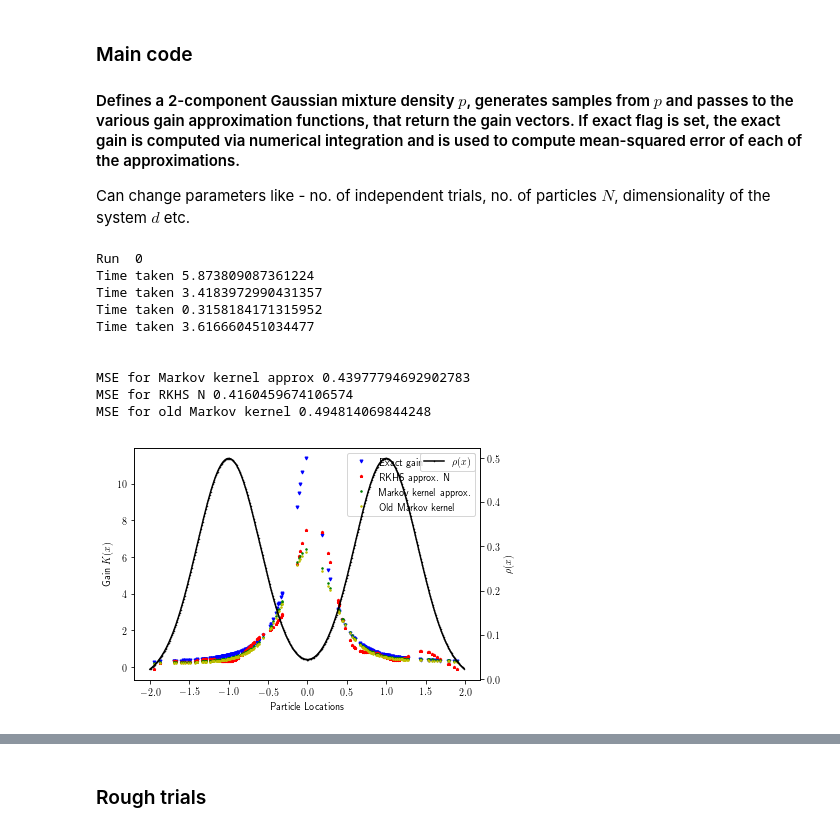
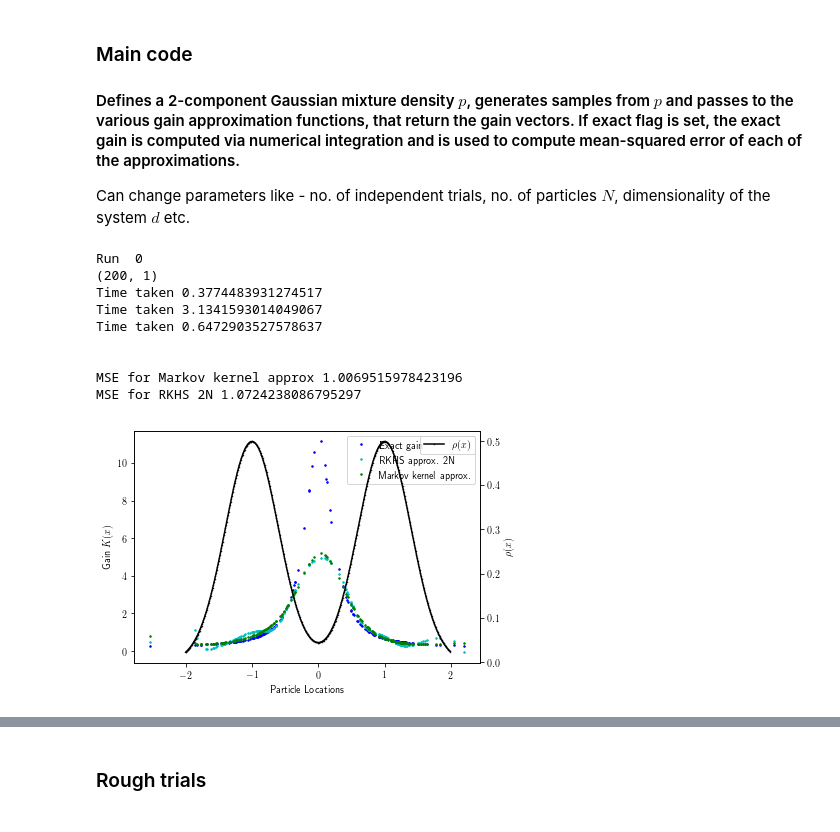
Before and after one commit to a4anandr/FPF-code, a Jupyter notebook: Python Code/FPF_main.ipynb, the cells around one changed output, grey strips where cells are left out. Drawn from its saved outputs; the diff is of its cells as text; code cells hidden in the pictures.

```diff
--- a/Python Code/FPF_main.ipynb
+++ b/Python Code/FPF_main.ipynb
@@ -232,7 +259,7 @@ Based on the Markov semigroup approximation method in https://arxiv.org/pdf/1902
 9.Calculate $s_{ij} = \frac{1}{2\epsilon} \text{T}_{ij} (r_j - \sum_{k=1}^N \text{T}_{ik} r_k)$
 10.Calulate $\text{K}_i  = \sum_j s_{ij} X^j$
 # %%
-def gain_coif(Xi, c, epsilon, Phi, diag = 0):
+def gain_coif(Xi, C, epsilon, Phi, diag = 0):
     start = timer()
 
     N = len(Xi)
@@ -247,9 +274,6 @@ def gain_coif(Xi, c, epsilon, Phi, diag = 0):
     No_iterations = 50000
     iterations = 1
 
-    c_vec = lambdify(x, c, 'numpy')
-    H   = c_vec(Xi)
-
     g = np.exp(- squareform(pdist(Xi,'euclidean'))**2/ (4 * epsilon))
     for i in range(N):
         for j in range(N):
@@ -257,21 +281,19 @@ def gain_coif(Xi, c, epsilon, Phi, diag = 0):
         d[i] = np.sum(k[i,:])
         T[i,:] = np.divide(k[i,:], np.sum(k[i,:]))
     pi = np.divide(d, np.sum(d))
-    H_hat = np.dot(pi, H)
+    C_hat = np.dot(pi, C)
 
     while((max_diff > 1e-2) & ( iterations < No_iterations )):
-        Phi_new = np.matmul(T,Phi) + (epsilon * np.concatenate(H - H_hat)).transpose()
+        Phi_new = np.matmul(T,Phi) + (epsilon * np.concatenate(C - C_hat)).transpose()
         max_diff = max(Phi_new - Phi) - min(Phi_new - Phi)
         Phi  = Phi_new
         iterations += 1
 
-    r = Phi + epsilon * np.concatenate(H)
+    r = Phi + epsilon * np.concatenate(C)
     for i in range(N):
-        # sum_term[i] = np.dot( T[i,:], Xi)
         sum_term[i] = np.dot( T[i,:], r)
         K[i] = 0
         for j in range(N):
-            # K[i] = K[i] + (1/ (2 * epsilon)) * T[i,j] * Phi[j,] * (Xi[j] - sum_term[i])
             K[i] = K[i] + (1/ (2 * epsilon)) * T[i,j] * (r[j] - sum_term[i]) * Xi[j]
     if diag == 1:
         plt.figure()
@@ -285,7 +307,7 @@ def gain_coif(Xi, c, epsilon, Phi, diag = 0):
 # %% [markdown]
 Slightly older version of Markov kernel approximation - from https://ieeexplore.ieee.org/stamp/stamp.jsp?tp=&arnumber=7799105
 # %%
-def gain_coif_old(Xi, c, epsilon, Phi, diag = 0):
+def gain_coif_old(Xi, C, epsilon, Phi, diag = 0):
     start = timer()
 
     N = len(Xi)
@@ -300,9 +322,6 @@ def gain_coif_old(Xi, c, epsilon, Phi, diag = 0):
     No_iterations = 50000
     iterations = 1
 
-    c_vec = lambdify(x, c, 'numpy')
-    H   = c_vec(Xi)
-
     g = np.exp(- squareform(pdist(Xi,'euclidean'))**2/ (4 * epsilon))
     for i in range(N):
         for j in range(N):
@@ -311,7 +330,7 @@ def gain_coif_old(Xi, c, epsilon, Phi, diag = 0):
         T[i,:] = np.divide(k[i,:], np.sum(k[i,:]))
 
     while((max_diff > 1e-2) & ( iterations < No_iterations )):
-        Phi_new = np.matmul(T,Phi) + (epsilon * np.concatenate(H)).transpose()
+        Phi_new = np.matmul(T,Phi) + (epsilon * np.concatenate(C)).transpose()
         max_diff = max(Phi_new - Phi) - min(Phi_new - Phi)
         Phi  = Phi_new
         iterations += 1
@@ -399,13 +418,13 @@ if __name__ == '__main__':
     ## Flags to be set to choose which methods to compare
     exact  = 1      # Computes the exact gain and plots
     coif   = 1      # Computes gain using Coifman kernel method
-    rkhs_N = 1      # Computes gain using subspace of RKHS
-    rkhs_2N= 0      # Computes optimal gain using RKHS
+    rkhs_N = 0      # Computes gain using subspace of RKHS
+    rkhs_2N= 1      # Computes optimal gain using RKHS
     om     = 0      # Computes gain using RKHS enforcing constant gain constraint
     memory = 0      # Computes gain using RKHS with a memory parameter for previous gain
     om_mem = 0      # Computes gain using const gain approx and a memory parameter for previous gain
 
-    coif_old = 1    # Computes old implementation of Coifman kernel approx.
+    coif_old = 0   # Computes old implementation of Coifman kernel approx.
     const  = 0      # Computes the constant gain approximation
     kalman = 0      # Runs Kalman Filter for comparison
     sis    = 0      # Runs Sequential Importance Sampling Particle Filter
@@ -417,9 +436,10 @@ if __name__ == '__main__':
     N = 200
 
     # System parameters
+    x = Symbol('x')
     dim = 1     # dimension of the system
     c = x       # Observation function
-    c_vec = lambdify(x, c, 'numpy')
+    c_x = lambdify(x, c, 'numpy')
 
     # Parameters of the prior density p(0) - 2 component Gaussian mixture density
     m = 2      # No of components in the Gaussian mixture
@@ -440,10 +460,11 @@ if __name__ == '__main__':
     mse_coif_old = np.zeros(No_runs)
     for run in range(No_runs):
         print('Run ',run)
-        Xi  = get_samples(mu, sigma, w, dim, N)
+        Xi  = get_samples(N, mu, sigma, w, dim)
         if dim == 1:
             Xi = np.sort(Xi,kind = 'mergesort')
-        C   = c_vec(Xi)
+        C   = c_x(Xi)
+        print(C.shape)
 # To check consistency with Matlab code output - using the same samples
 #         Xi = np.loadtxt('Xi.txt')
 #         Xi = np.sort(Xi,kind = 'mergesort')
@@ -454,9 +475,8 @@ if __name__ == '__main__':
 
         if exact == 1:
             # c_hat = mu_eq   # True only for c = x, linear function
-            cp_func = lambda x: cp(c, p, x)
-            c_hat = integrate.quad(cp_func, -np.inf, np.inf)[0]
-            K_exact  = gain_exact(Xi, c, p, c_hat, diag = 0)
+            # K_exact  = gain_exact(Xi, c, p)   # Manual numerical integration
+            K_exact =  gain_num_integrate(Xi, c, p)  # Uses scipy.integrate function
 
         if coif ==1:
             eps_coif = 0.1
@@ -504,42 +524,42 @@ if __name__ == '__main__':
         print('MSE for RKHS OM', np.mean(mse_om))
     if exact == 1 & coif_old == 1:
         print('MSE for old Markov kernel', np.mean(mse_coif_old))
 
     ### Displaying the plots
     marker_size  = 3
     plt.rc('text', usetex=True)
     fig,ax1 = plt.subplots()
     if exact == 1:
-        ax1.plot(Xi, K_exact, 'bv', markersize = marker_size, label ='Exact gain')
+        ax1.plot(Xi, K_exact, 'b.', markersize = marker_size, label ='Exact gain')
+        # ax1.plot(Xi, K_num_int, 'k^', markersize = marker_size, label ='Num int. gain')
     if rkhs_N == 1:
-        ax1.plot(Xi, K_rkhs_N, 'r*', markersize = marker_size, label = 'RKHS approx. N')
+        ax1.plot(Xi, K_rkhs_N, 'r.', markersize = marker_size, label = 'RKHS approx. N')
     if rkhs_2N == 1:
-        ax1.plot(Xi, K_rkhs_2N, 'cs', markersize = marker_size, label = 'RKHS approx. 2N')
+        ax1.plot(Xi, K_rkhs_2N, 'c.', markersize = marker_size, label = 'RKHS approx. 2N')
     if coif == 1:
         ax1.plot(Xi, K_coif, 'g.', markersize = marker_size, label ='Markov kernel approx.')
     if om == 1:
-        ax1.plot(Xi, K_om, 'm*', markersize = marker_size, label = 'RKHS OM')
+        ax1.plot(Xi, K_om, 'm.', markersize = marker_size, label = 'RKHS OM')
     if coif_old == 1:
         ax1.plot(Xi, K_coif_old, 'y.', markersize = marker_size, label ='Old Markov kernel')
     ax2 =ax1.twinx()
     ax2.plot(np.arange(-2,2,0.01), p_vec(np.arange(-2,2,0.01)),'k.-', markersize =1, label = r'$\rho(x)$')
     ax2.set_ylabel(r'$\rho(x)$')
     ax2.legend(loc=1)
     ax1.set_xlabel('Particle Locations')
     ax1.set_ylabel('Gain $K(x)$')
     ax1.legend()
     plt.xticks(rotation = 45)
     plt.tight_layout()
     plt.show()
 # %% [output]
 Run  0
-Time taken 5.873809087361224
-Time taken 3.4183972990431357
-Time taken 0.3158184171315952
-Time taken 3.616660451034477
+(200, 1)
+Time taken 0.3774483931274517
+Time taken 3.1341593014049067
+Time taken 0.6472903527578637
 
 
-MSE for Markov kernel approx 0.43977794692902783
-MSE for RKHS N 0.4160459674106574
-MSE for old Markov kernel 0.494814069844248
+MSE for Markov kernel approx 1.0069515978423196
+MSE for RKHS 2N 1.0724238086795297
-[figure, old version]
+[figure, new version]
```
Also changed, not shown: parts of 18 cells of this notebook.
